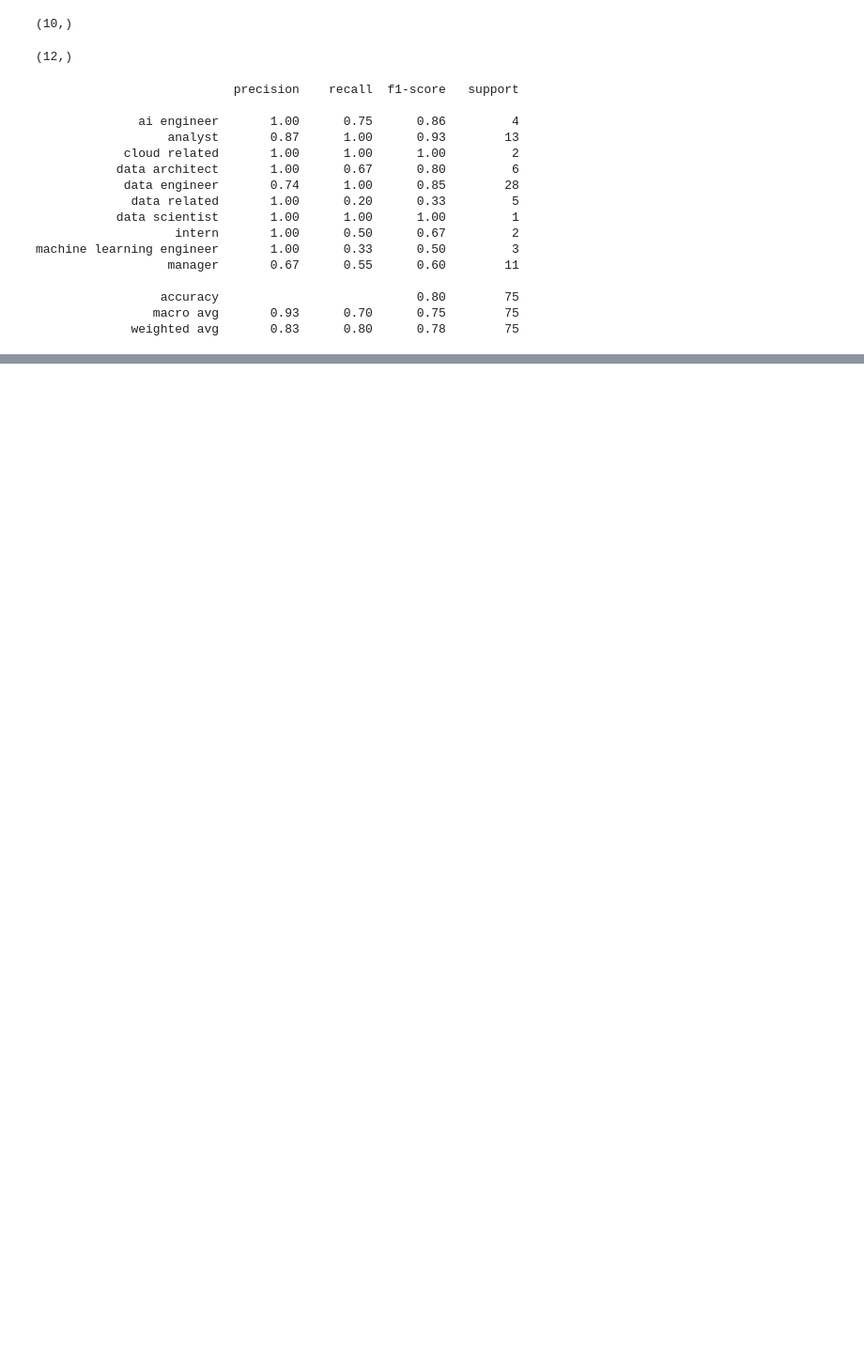
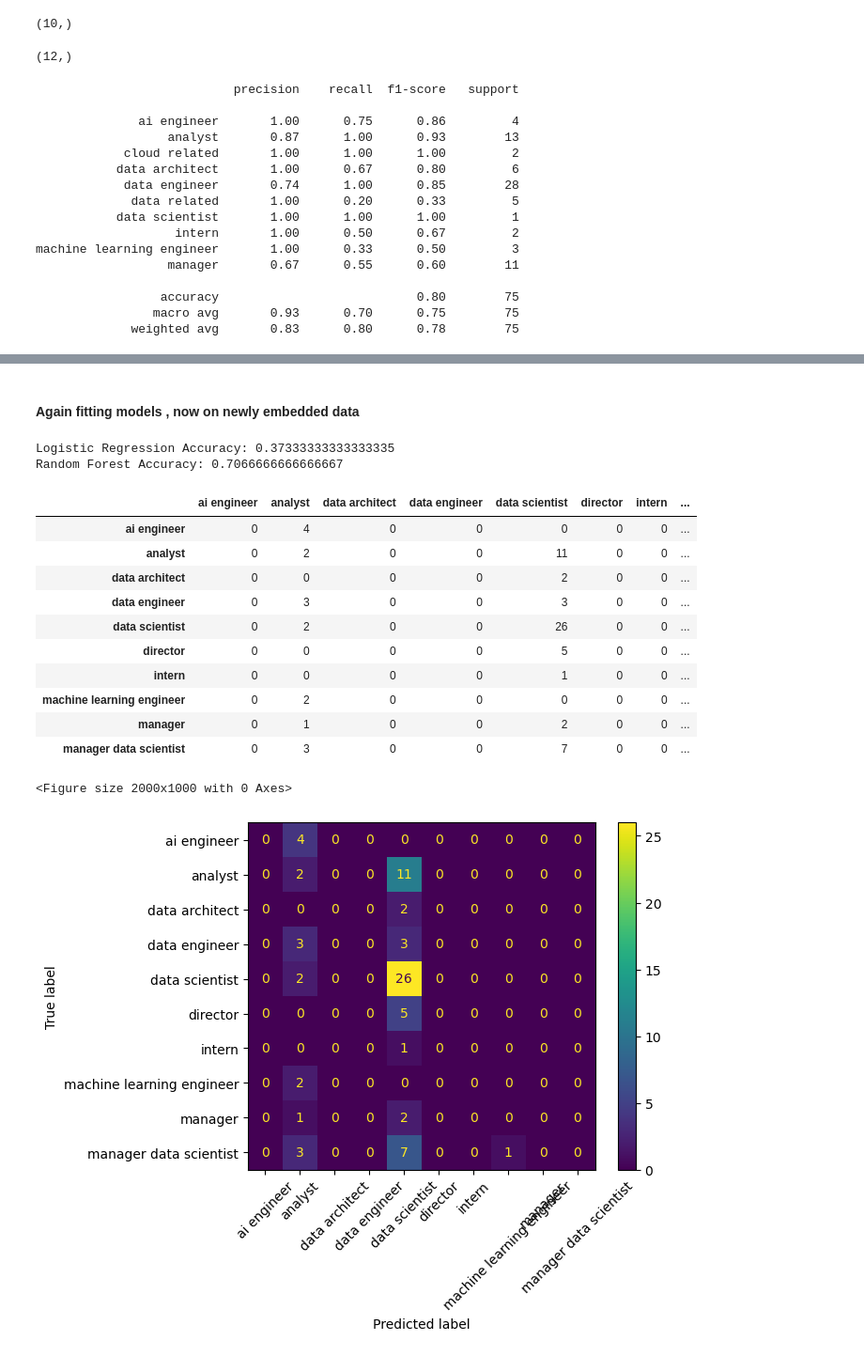
Before and after one commit to Aishwarya-Karwal/ds-project-from-scratch, a Jupyter notebook: Job_Classification.ipynb, the cells around one changed output, grey strips where cells are left out. Shown at 94% size. Saved outputs shown, nothing was run; the diff lists cells and outputs as text; code cells hidden in the pictures; blank space fills up the shorter version.

```diff
--- a/Job_Classification.ipynb
+++ b/Job_Classification.ipynb
@@ -1021,0 +1040,7 @@ machine learning engineer       1.00      0.33      0.50         3
+# %%
+from sklearn.feature_extraction.text import TfidfVectorizer
+from scipy.sparse import hstack
+
+tfidf = TfidfVectorizer(max_features=5000, stop_words='english')
+xtrain_tfidf = tfidf.fit_transform(xtrain['combined_text'])
+xtest_tfidf = tfidf.transform(xtest['combined_text'])
@@ -1021,0 +1057,2 @@ machine learning engineer       1.00      0.33      0.50         3
+# %%
+xtrain_tfidf_combined, xtest_tfidf_combined = combine_embedded_with_numeric(xtrain_tfidf, xtest_tfidf, xtrain, xtest)
@@ -1021,0 +1186,11 @@ machine learning engineer       1.00      0.33      0.50         3
+# %%
+
+#Extract Numerical Features as a NumPy Array
+seniority_train = xtrain['seniority'].values.reshape(-1,1)
+seniority_test = xtest['seniority'].values.reshape(-1,1)
+
+#Concatenate BoW and Numerical Features
+xtrain_combined_w2v = np.hstack((xtrain_w2v, seniority_train))
+xtest_combined_w2v = np.hstack((xtest_w2v, seniority_test))
+
+xtrain_combined_w2v, xtest_combined_w2v
@@ -1021,0 +1215,40 @@ machine learning engineer       1.00      0.33      0.50         3
+# %% [markdown]
+#### Again fitting models , now on newly embedded data
+# %%
+from sklearn.naive_bayes import MultinomialNB
+from sklearn.linear_model import LogisticRegression
+from sklearn.ensemble import RandomForestClassifier
+from sklearn.metrics import accuracy_score
+
+# Logistic Regression
+lr = LogisticRegression()
+lr.fit(xtrain_combined_w2v, ytrain)
+y_pred_lr = lr.predict(xtest_combined_w2v)
+print("Logistic Regression Accuracy:", accuracy_score(ytest, y_pred_lr))
+
+# Random Forest
+rf = RandomForestClassifier(n_estimators=100)
+rf.fit(xtrain_combined_w2v, ytrain)
+y_pred_rf = rf.predict(xtest_combined_w2v)
+print("Random Forest Accuracy:", accuracy_score(ytest, y_pred_rf))
+
+# Naïve Bayes (MultinomialNB works better with TF-IDF) does not work with w2v - since it can have negative values
+# %% [output]
+Logistic Regression Accuracy: 0.37333333333333335
+Random Forest Accuracy: 0.7066666666666667
+# %%
+get_confusion_matrix(ytest, y_pred_lr)
+# %% [output]
+|  | ai engineer | analyst | data architect | data engineer | data scientist | director | intern | ... |
+| ai engineer | 0 | 4 | 0 | 0 | 0 | 0 | 0 | ... |
+| analyst | 0 | 2 | 0 | 0 | 11 | 0 | 0 | ... |
+| data architect | 0 | 0 | 0 | 0 | 2 | 0 | 0 | ... |
+| data engineer | 0 | 3 | 0 | 0 | 3 | 0 | 0 | ... |
+| data scientist | 0 | 2 | 0 | 0 | 26 | 0 | 0 | ... |
+| director | 0 | 0 | 0 | 0 | 5 | 0 | 0 | ... |
+| intern | 0 | 0 | 0 | 0 | 1 | 0 | 0 | ... |
+| machine learning engineer | 0 | 2 | 0 | 0 | 0 | 0 | 0 | ... |
+| manager | 0 | 1 | 0 | 0 | 2 | 0 | 0 | ... |
+| manager data scientist | 0 | 3 | 0 | 0 | 7 | 0 | 0 | ... |
+<Figure size 2000x1000 with 0 Axes>
+[figure, added]
```
Also changed, not shown: parts of 21 cells of this notebook, 1 other file.
